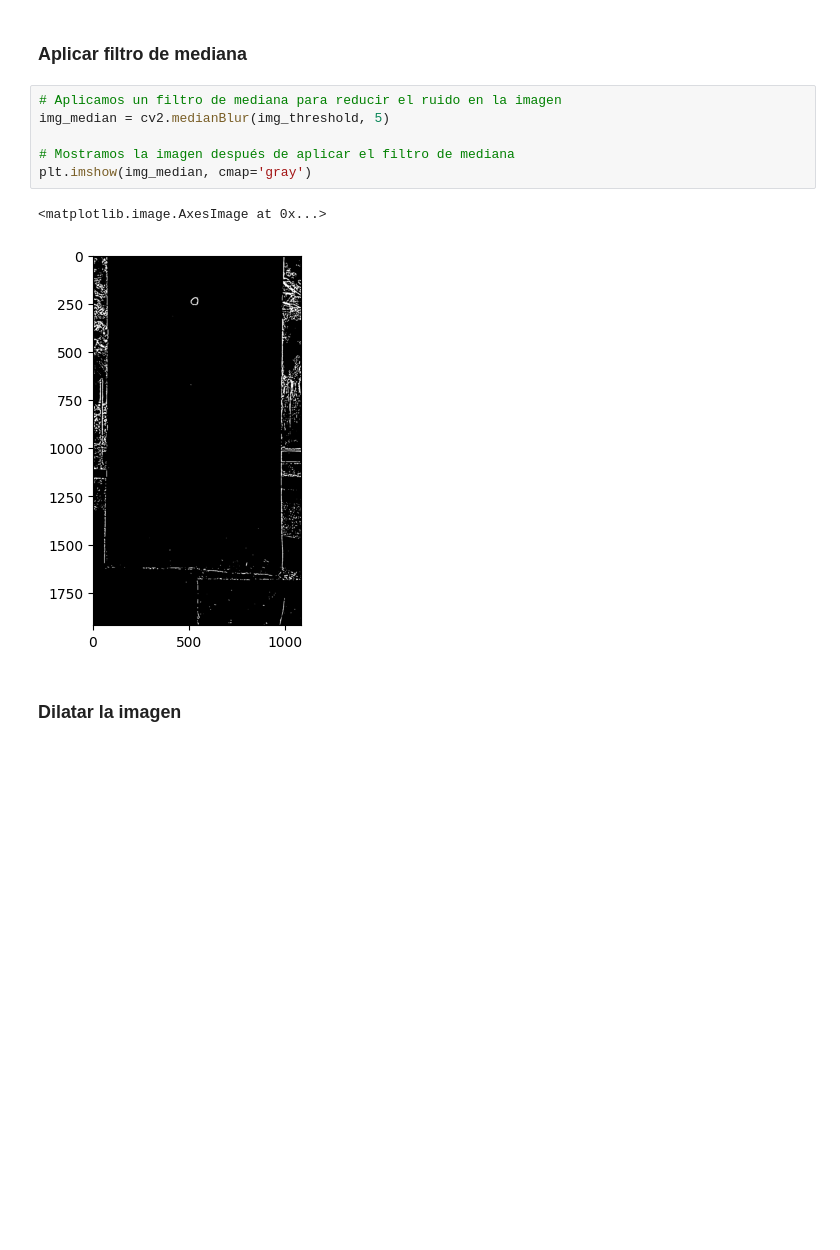
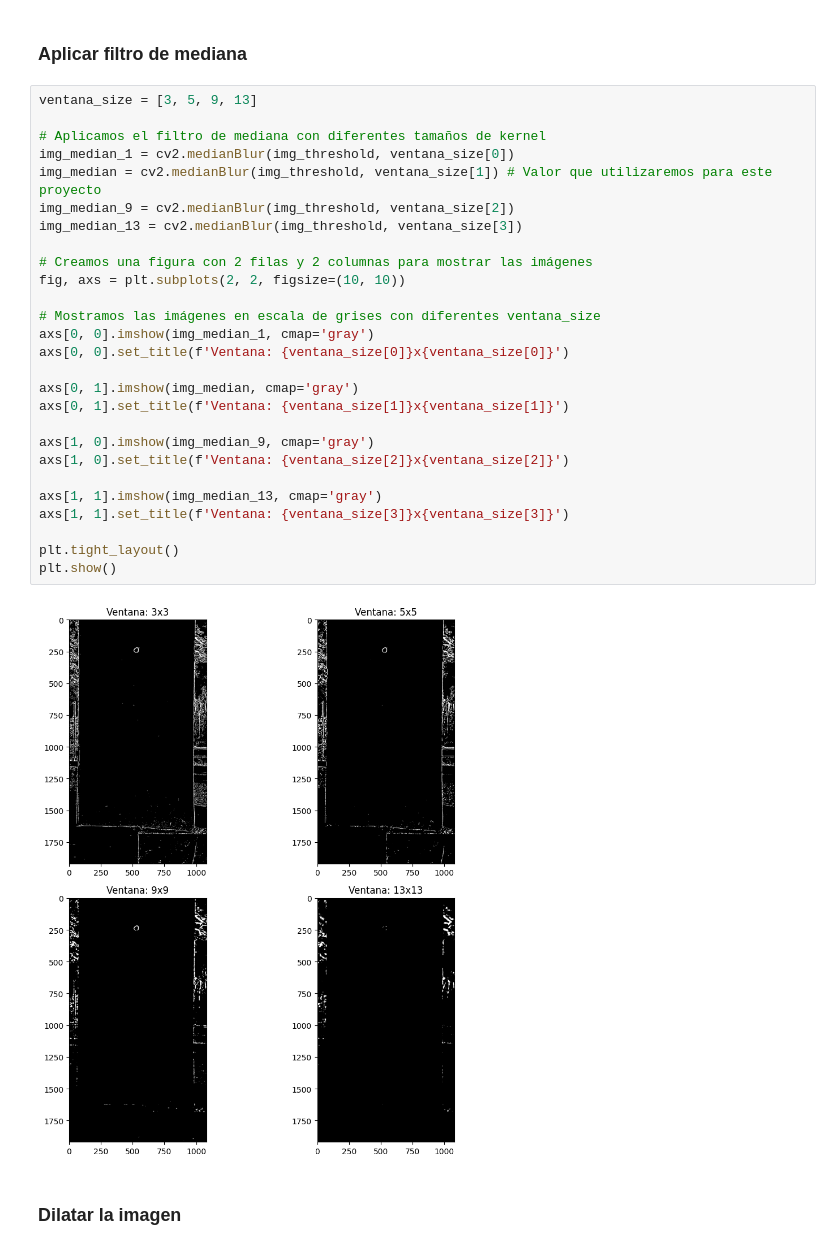
Before and after one commit to GabrielBarrientos99/deteccion_objetos_pixeles, a Jupyter notebook: prediccion.ipynb, the cells around one changed output. Saved outputs shown, nothing was run; the diff lists cells and outputs as text; blank space fills up the shorter version.

Commit message:
add diferentes size filtro mediana

```diff
--- a/prediccion.ipynb
+++ b/prediccion.ipynb
@@ -92,15 +92,35 @@ plt.imshow(img_threshold, cmap='gray')
 [figure]
 # %% [markdown]
 ### Aplicar filtro de mediana
-# %%
-# Aplicamos un filtro de mediana para reducir el ruido en la imagen
-img_median = cv2.medianBlur(img_threshold, 5)
-
-# Mostramos la imagen después de aplicar el filtro de mediana
-plt.imshow(img_median, cmap='gray')
-# %% [output]
-<matplotlib.image.AxesImage at 0x...>
-[figure, removed]
+# %%
+ventana_size = [3, 5, 9, 13]
+
+# Aplicamos el filtro de mediana con diferentes tamaños de kernel
+img_median_1 = cv2.medianBlur(img_threshold, ventana_size[0])
+img_median = cv2.medianBlur(img_threshold, ventana_size[1]) # Valor que utilizaremos para este proyecto
+img_median_9 = cv2.medianBlur(img_threshold, ventana_size[2])
+img_median_13 = cv2.medianBlur(img_threshold, ventana_size[3])
+
+# Creamos una figura con 2 filas y 2 columnas para mostrar las imágenes
+fig, axs = plt.subplots(2, 2, figsize=(10, 10))
+
+# Mostramos las imágenes en escala de grises con diferentes ventana_size
+axs[0, 0].imshow(img_median_1, cmap='gray')
+axs[0, 0].set_title(f'Ventana: {ventana_size[0]}x{ventana_size[0]}')
+
+axs[0, 1].imshow(img_median, cmap='gray')
+axs[0, 1].set_title(f'Ventana: {ventana_size[1]}x{ventana_size[1]}')
+
+axs[1, 0].imshow(img_median_9, cmap='gray')
+axs[1, 0].set_title(f'Ventana: {ventana_size[2]}x{ventana_size[2]}')
+
+axs[1, 1].imshow(img_median_13, cmap='gray')
+axs[1, 1].set_title(f'Ventana: {ventana_size[3]}x{ventana_size[3]}')
+
+plt.tight_layout()
+plt.show()
+# %% [output]
+[figure, added]
 # %% [markdown]
 ### Dilatar la imagen
 # %%
```
